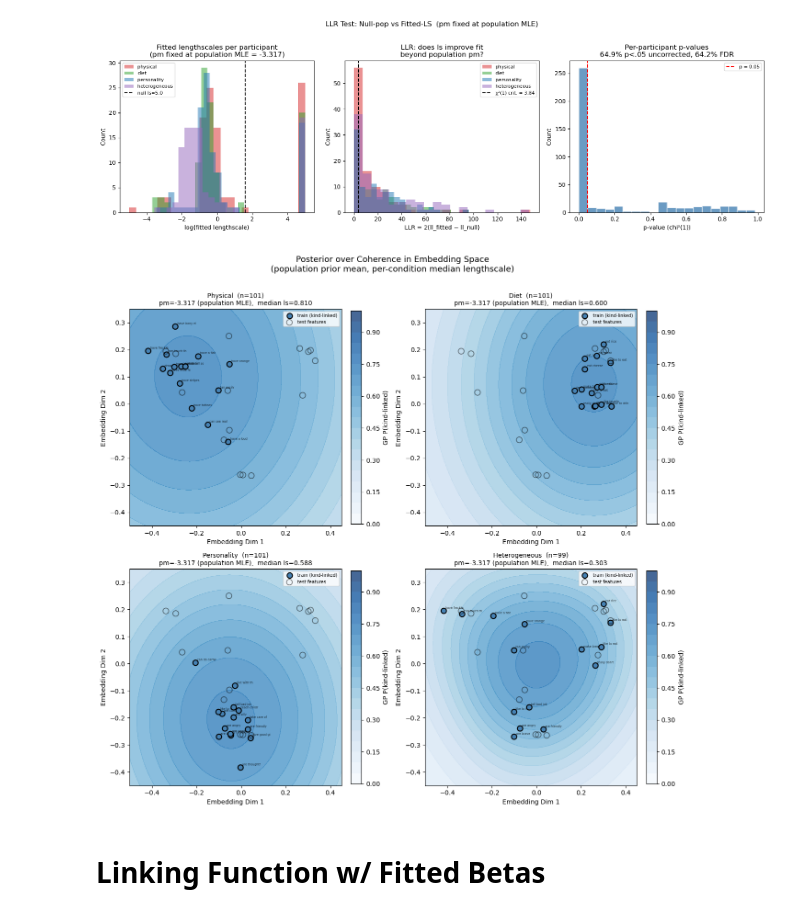
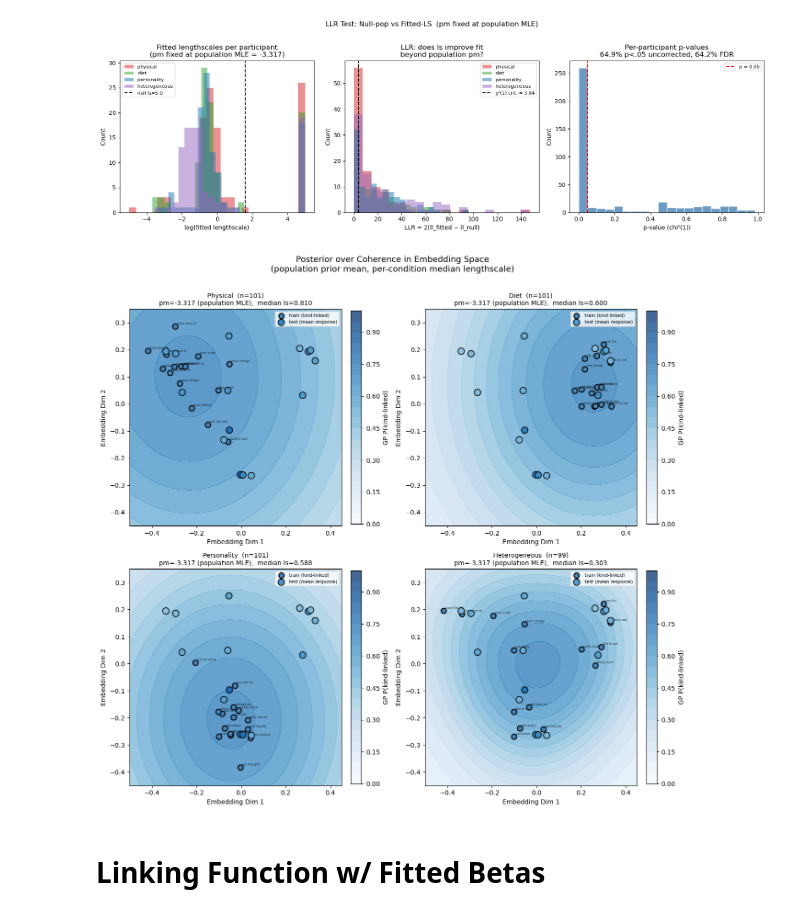
Before and after one commit to mariannazhang/compgenerics, a Jupyter notebook: model/gp/model-gp-study9.ipynb, the cells around one changed output. Drawn from its saved outputs; the diff is of its cells as text; code cells hidden in the pictures.

Commit message:
labeling training as darkest in blue cmap

```diff
--- a/model/gp/model-gp-study9.ipynb
+++ b/model/gp/model-gp-study9.ipynb
@@ -1379,7 +1388,7 @@ Aggregate LLR (all 402 participants): 7539.63, chi²(df=402), p=0
 #   pm  = pm_population  (fixed, shared across all participants)
 #   ls  = median fitted_pop_ls per condition
 
-def plot_pop_conditions_summary(grid_resolution=50):
+def plot_pop_conditions_summary(grid_resolution=50, color_test_by_response=True):
     cond_order  = ['physical', 'diet', 'personality', 'heterogeneous']
     cond_labels = {'physical': 'Physical', 'diet': 'Diet',
                    'personality': 'Personality', 'heterogeneous': 'Heterogeneous'}
@@ -1412,37 +1421,45 @@ def plot_pop_conditions_summary(grid_resolution=50):
         im = ax.contourf(xx, yy, probs_grid, levels=np.linspace(0, 1, 21), cmap='Blues',
                          alpha=0.75, vmin=0, vmax=1)
         plt.colorbar(im, ax=ax, label='GP P(kind-linked)', fraction=0.046, pad=0.04)
 
         ax.scatter(np.array(X_tr)[:, 0], np.array(X_tr)[:, 1],
                    c='steelblue', s=70, edgecolors='black', linewidths=1.5,
                    zorder=5, label='train (kind-linked)')
         for j, name in enumerate(train_names):
             ax.annotate(name[:12], (float(X_tr[j, 0]), float(X_tr[j, 1])),
                         fontsize=4.5, alpha=0.75, xytext=(3, 3), textcoords='offset points')
 
-        ax.scatter(np.array(X_test)[:, 0], np.array(X_test)[:, 1],
-                   facecolors='none', edgecolors='black', linewidths=1.2,
-                   s=80, alpha=0.5, zorder=6, label='test features')
+        X_test_np = np.array(X_test)
+        if color_test_by_response:
+            mean_resp = np.mean([r['responses'] for r in cr], axis=0)  # (15,)
+            ax.scatter(X_test_np[:, 0], X_test_np[:, 1],
+                       c=mean_resp, cmap='Blues', vmin=0, vmax=1,
+                       s=100, edgecolors='black', linewidths=1.2,
+                       zorder=6, label='test (mean response)')
+        else:
+            ax.scatter(X_test_np[:, 0], X_test_np[:, 1],
+                       facecolors='none', edgecolors='black', linewidths=1.2,
+                       s=80, alpha=0.5, zorder=6, label='test features')
 
         ax.set_xlim(-0.5, 0.45);  ax.set_ylim(-0.45, 0.35)
         ax.set_xlabel('Embedding Dim 1')
         ax.set_ylabel('Embedding Dim 2')
         ax.set_title(
             f'{cond_labels[cond]}  (n={n})\n'
             f'pm={pm_population:.3f} (population MLE),  median ls={med_ls:.3f}',
             fontsize=10
         )
         ax.legend(fontsize=7, loc='upper right')
 
     plt.suptitle('Posterior over Coherence in Embedding Space\n'
                  '(population prior mean, per-condition median lengthscale)',
                  fontsize=13, y=1.01)
     plt.tight_layout()
     plt.show()
 
 plot_pop_conditions_summary()
 # %% [output]
-[figure, old version]
+[figure, new version]
 # %% [markdown]
 # Linking Function w/ Fitted Betas
 # %%
```
Also changed, not shown: parts of 3 cells of this notebook.
